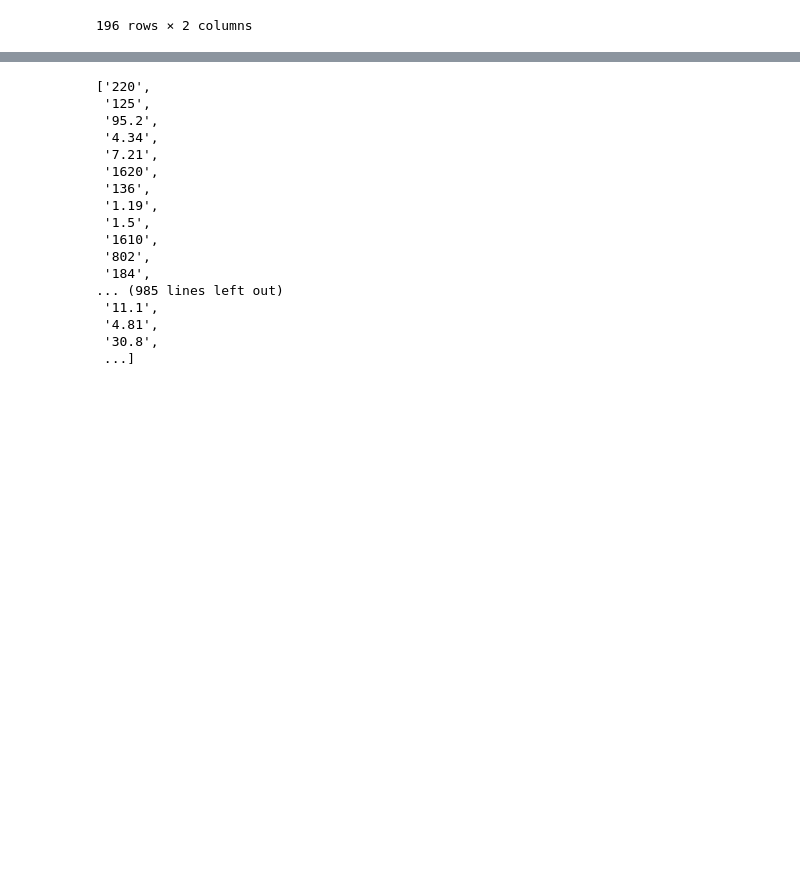
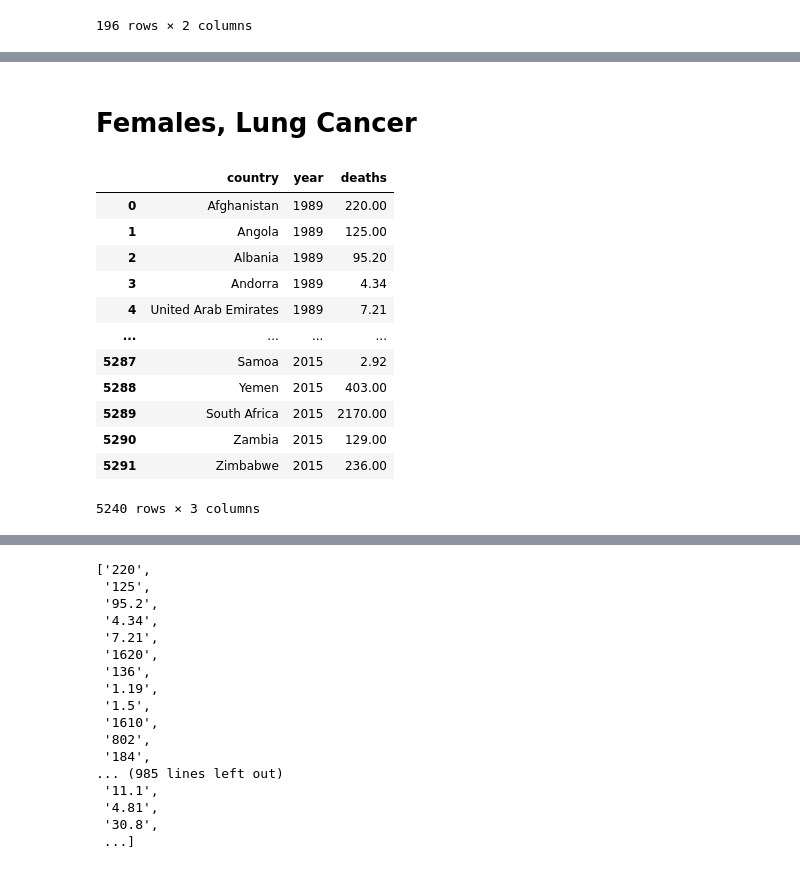
Before and after one commit to saathvikpd/DS3-GlobalHealth, a Jupyter notebook: females_males_lung_cancer.ipynb, the cells around one changed output, grey strips where cells are left out. Cells and saved outputs as stored; diff of their text form; code cells hidden in the pictures; blank space fills up the shorter version.

Commit message:
Add files via upload
added graphs and data from females

```diff
--- a/females_males_lung_cancer.ipynb
+++ b/females_males_lung_cancer.ipynb
@@ -117,0 +121,21 @@ fig.show()
+# %% [markdown]
+# Females, Lung Cancer
+# %%
+females_cs_melt = _indicator_melt(female_lungs, 'deaths')
+females_cs_melt = females_cs_melt.dropna()
+females_cs_melt = females_cs_melt.assign(deaths = females_cs_melt.get('deaths').apply(_converter))
+females_cs_melt
+# %% [output]
+|  | country | year | deaths |
+| 0 | Afghanistan | 1989 | 220.00 |
+| 1 | Angola | 1989 | 125.00 |
+| 2 | Albania | 1989 | 95.20 |
+| 3 | Andorra | 1989 | 4.34 |
+| 4 | United Arab Emirates | 1989 | 7.21 |
+| ... | ... | ... | ... |
+| 5287 | Samoa | 2015 | 2.92 |
+| 5288 | Yemen | 2015 | 403.00 |
+| 5289 | South Africa | 2015 | 2170.00 |
+| 5290 | Zambia | 2015 | 129.00 |
+| 5291 | Zimbabwe | 2015 | 236.00 |
+5240 rows × 3 columns
```
Also changed, not shown: parts of 11 cells of this notebook.
